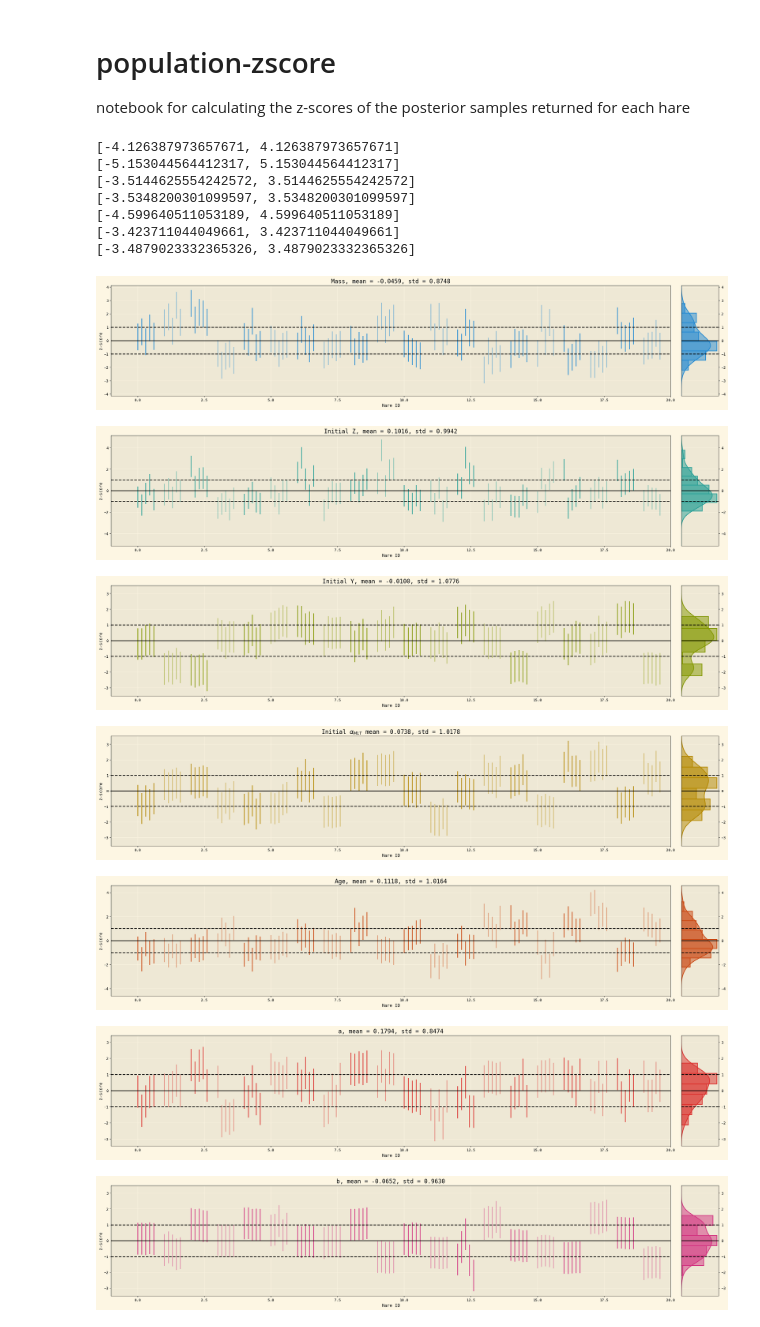
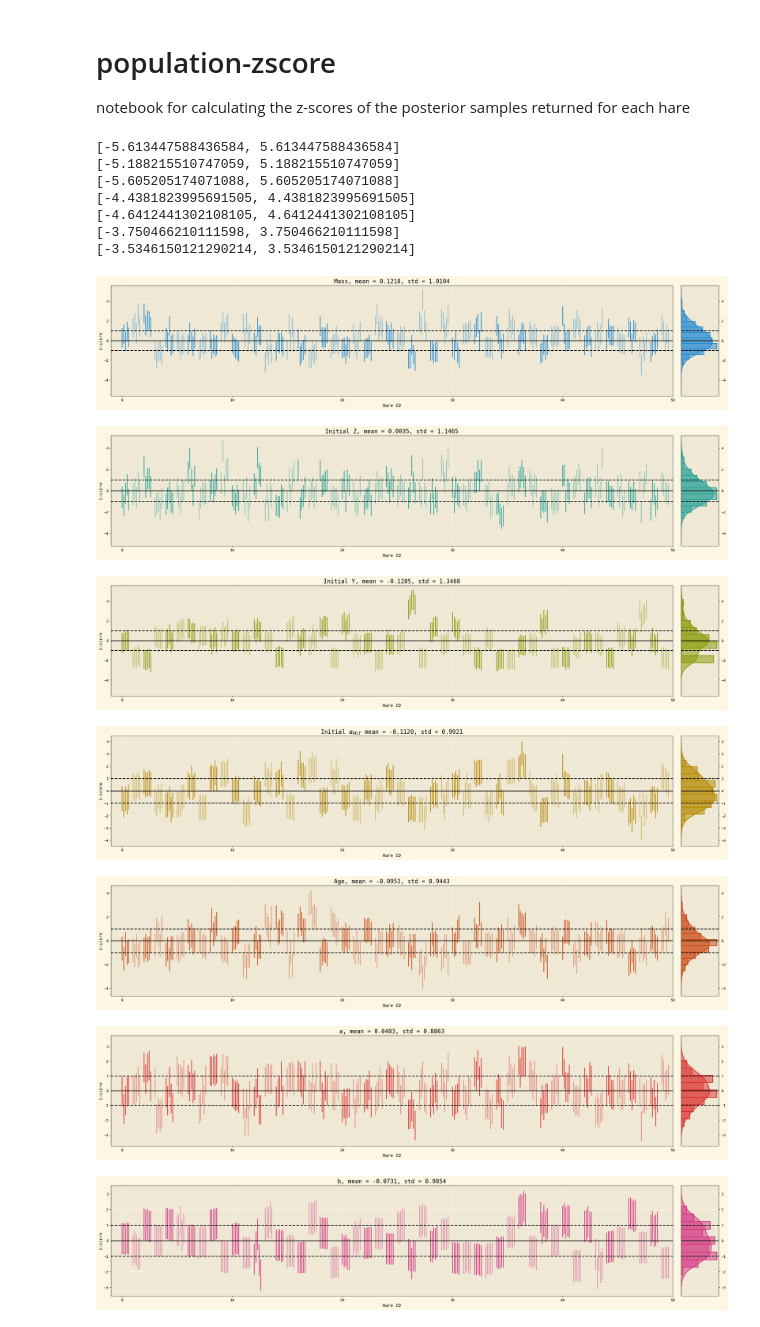
Before and after one commit to ojscutt/ultranest-pitchfork, a Jupyter notebook: population-zscore.ipynb, the cells around one changed output. Drawn from its saved outputs; the diff is of its cells as text; code cells hidden in the pictures.

Commit message:
more pretty paper plots

```diff
--- a/population-zscore.ipynb
+++ b/population-zscore.ipynb
@@ -33,7 +33,7 @@ for obs_idx in range(5):
     zscore_upper_array=np.empty((0,7))
     zscore_mean_array=np.empty((0,7))
     zscore_lower_array=np.empty((0,7))
-    for hare_idx in range(20):
+    for hare_idx in range(50):
         path = f'form/hare{hare_idx}/obs{obs_idx}/'
 
         with open(path+'samples.pkl', 'rb') as fp:
@@ -78,7 +78,7 @@ for obs_idx in range(5):
 #colors = ['r', 'b', 'g', 'c', 'm']
 colours = [colour["color"] for colour in plt.rcParams["axes.prop_cycle"]]
 
-hares_observed=20
+hares_observed=50
 label_idx = 0
 for label in inputs:
     fig, (ax,ax1) = plt.subplots(1,2, figsize=(24,5), width_ratios=(15,1), layout='compressed')
@@ -126,47 +126,47 @@ for label in inputs:
     mean = zscore_mean_df[label].values.mean()
     std = zscore_mean_df[label].values.std()
 
     dp=4
     if label == "initial_mass":
         ax.set_title(rf"Mass, mean = {mean:.{dp}f}, std = {std:.{dp}f}")
 
     elif label == "initial_Zinit":
         ax.set_title(f"Initial Z, mean = {mean:.{dp}f}, std = {std:.{dp}f}")
 
     elif label == "initial_Yinit":
         ax.set_title(f"Initial Y, mean = {mean:.{dp}f}, std = {std:.{dp}f}")
 
     elif label == "initial_MLT":
         ax.set_title(r"Initial $\alpha_{MLT}$"+f" mean = {mean:.{dp}f}, std = {std:.{dp}f}")
 
     elif label == "star_age":
         ax.set_title(f"Age, mean = {mean:.{dp}f}, std = {std:.{dp}f}")
 
     elif label == "a":
         ax.set_title(f"a, mean = {mean:.{dp}f}, std = {std:.{dp}f}")
 
     elif label == "b":
         ax.set_title(f"b, mean = {mean:.{dp}f}, std = {std:.{dp}f}")
 
     ax.set_xlabel("Hare ID")
 
     ax.set_ylabel("z-score")
     label_idx+=1
 # %% [output]
-[-4.126387973657671, 4.126387973657671]
-[-5.153044564412317, 5.153044564412317]
-[-3.5144625554242572, 3.5144625554242572]
-[-3.5348200301099597, 3.5348200301099597]
-[-4.599640511053189, 4.599640511053189]
-[-3.423711044049661, 3.423711044049661]
-[-3.4879023332365326, 3.4879023332365326]
+[-5.613447588436584, 5.613447588436584]
+[-5.188215510747059, 5.188215510747059]
+[-5.605205174071088, 5.605205174071088]
+[-4.4381823995691505, 4.4381823995691505]
+[-4.6412441302108105, 4.6412441302108105]
+[-3.750466210111598, 3.750466210111598]
+[-3.5346150121290214, 3.5346150121290214]
-[figure, old version]
+[figure, new version]
-[figure, old version]
+[figure, new version]
-[figure, old version]
+[figure, new version]
-[figure, old version]
+[figure, new version]
-[figure, old version]
+[figure, new version]
-[figure, old version]
+[figure, new version]
-[figure, old version]
+[figure, new version]
 # %%
 z_scores_dict = {}
 for obs_idx in range(5):
```
Also changed, not shown: parts of 2 cells of this notebook, 10 other files.
